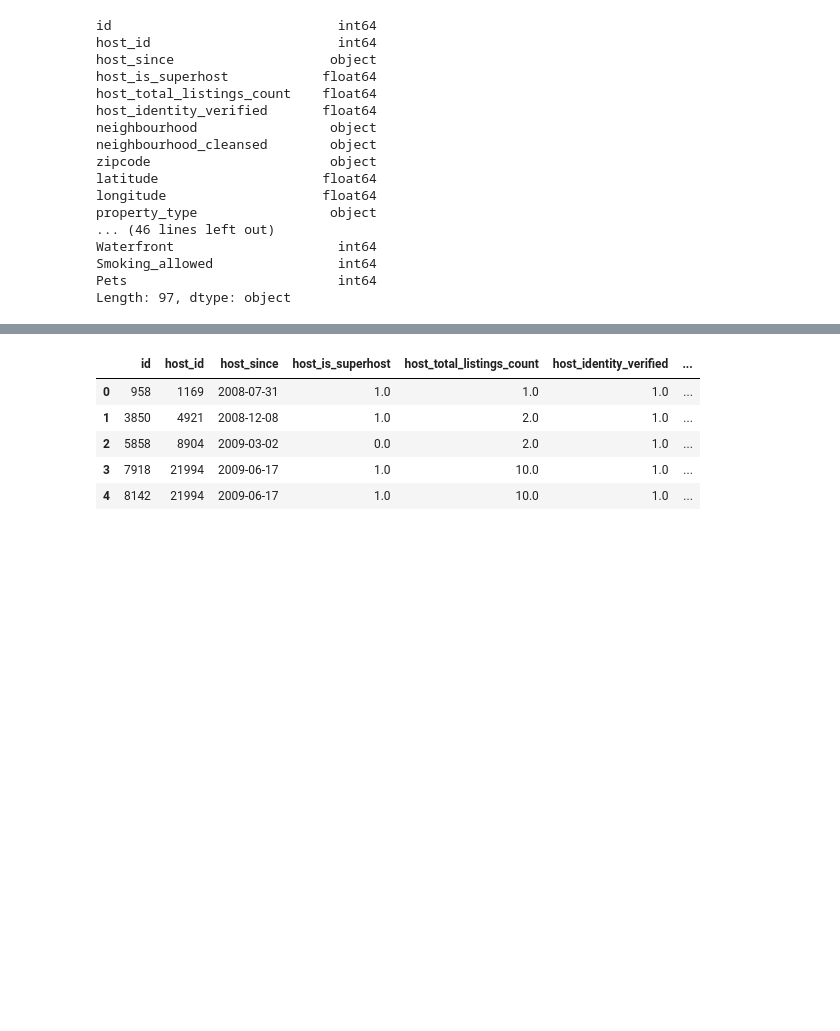
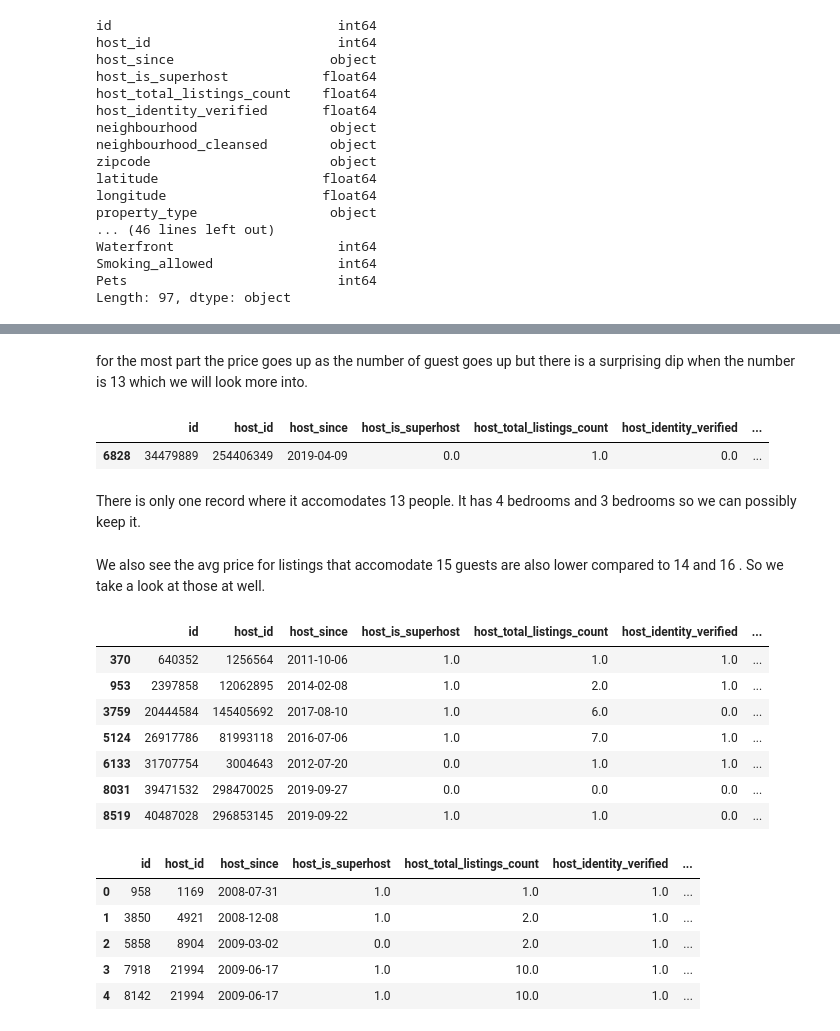
Before and after one commit to shabnami/Capstone_project_Airbnb, a Jupyter notebook: Airbnb.ipynb, the cells around one changed output, grey strips where cells are left out. Saved outputs shown, nothing was run; the diff lists cells and outputs as text; code cells hidden in the pictures; blank space fills up the shorter version.

```diff
--- a/Airbnb.ipynb
+++ b/Airbnb.ipynb
@@ -986,3 +1005,25 @@ plt.show()
+# %% [markdown]
+for the most part the price goes up as the number of guest goes up but there is a surprising dip when the number is 13 which we will look more into.
+# %%
+df.loc[df['accommodates'] == 13]
+# %% [output]
+|  | id | host_id | host_since | host_is_superhost | host_total_listings_count | host_identity_verified | ... |
+| 6828 | 34479889 | 254406349 | 2019-04-09 | 0.0 | 1.0 | 0.0 | ... |
+# %% [markdown]
+There is only one record where it accomodates 13 people. It has 4 bedrooms and 3 bedrooms so we can possibly keep it.
+# %% [markdown]
+We also see the avg price for listings that accomodate 15 guests are also lower compared to 14 and 16 . So we take a look at those at well.
+# %%
+df.loc[df['accommodates'] == 15]
+# %% [output]
+|  | id | host_id | host_since | host_is_superhost | host_total_listings_count | host_identity_verified | ... |
+| 370 | 640352 | 1256564 | 2011-10-06 | 1.0 | 1.0 | 1.0 | ... |
+| 953 | 2397858 | 12062895 | 2014-02-08 | 1.0 | 2.0 | 1.0 | ... |
+| 3759 | 20444584 | 145405692 | 2017-08-10 | 1.0 | 6.0 | 0.0 | ... |
+| 5124 | 26917786 | 81993118 | 2016-07-06 | 1.0 | 7.0 | 1.0 | ... |
+| 6133 | 31707754 | 3004643 | 2012-07-20 | 0.0 | 1.0 | 1.0 | ... |
+| 8031 | 39471532 | 298470025 | 2019-09-27 | 0.0 | 0.0 | 0.0 | ... |
+| 8519 | 40487028 | 296853145 | 2019-09-22 | 1.0 | 1.0 | 0.0 | ... |
 # %%
 df.head()
 # %% [output]
```
Also changed, not shown: parts of 16 cells of this notebook.
